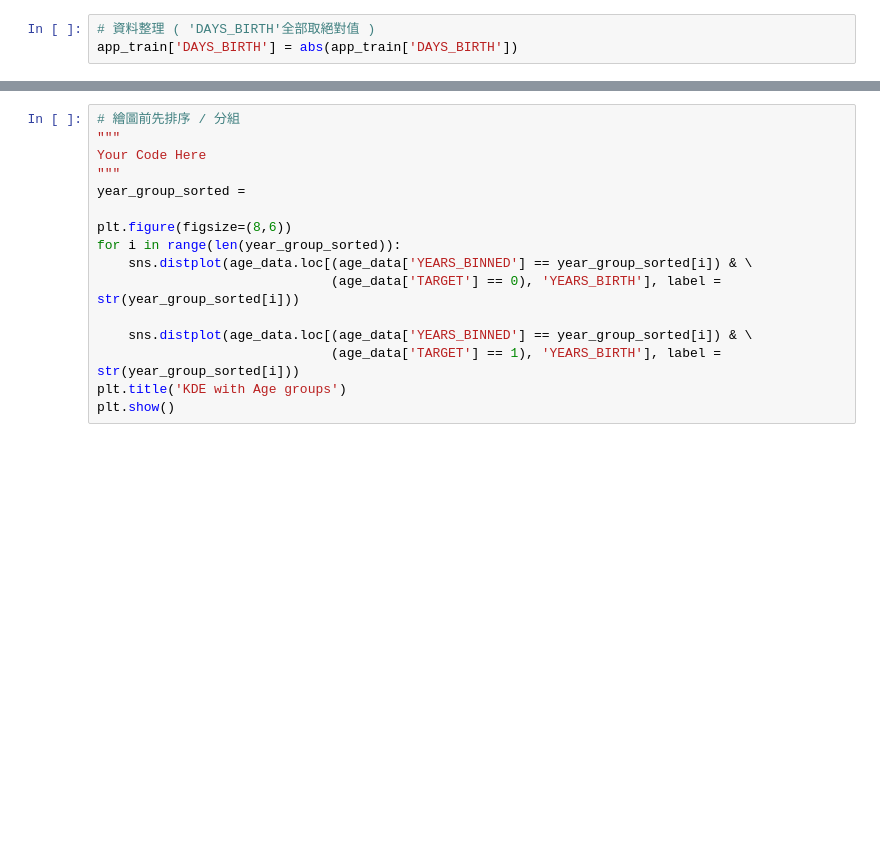
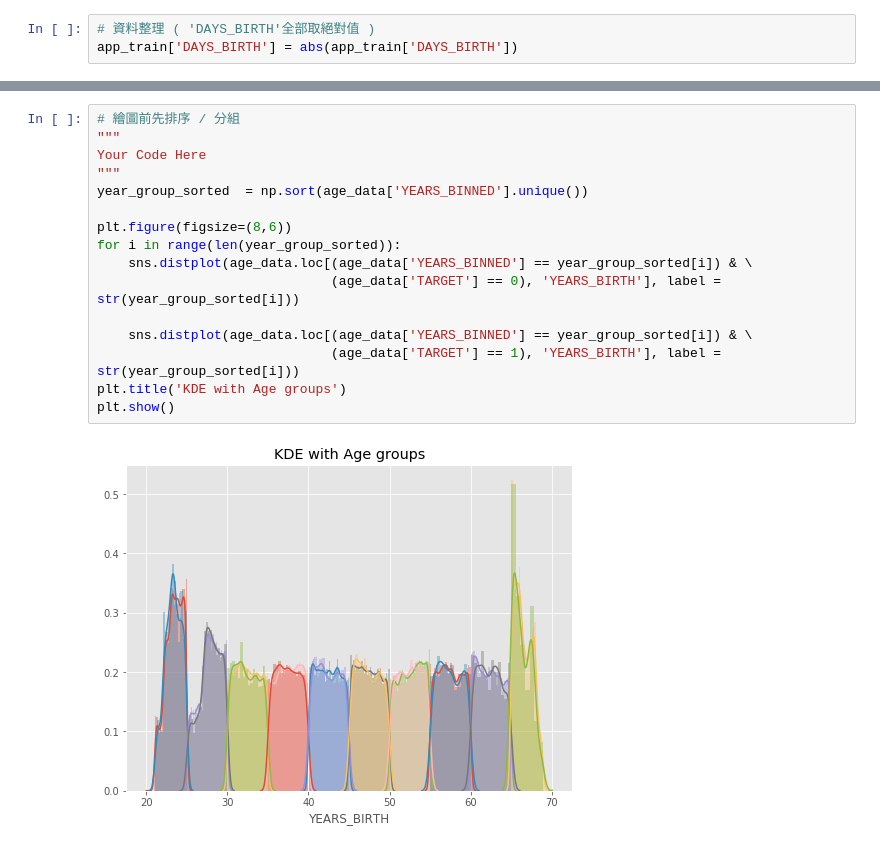
Before and after one commit to q10242/4th-ML100Days, a Jupyter notebook: homework/Day_016_HW.ipynb, the cells around one changed output, grey strips where cells are left out. Saved outputs shown, nothing was run; the diff lists cells and outputs as text; blank space fills up the shorter version.

```diff
--- a/homework/Day_016_HW.ipynb
+++ b/homework/Day_016_HW.ipynb
@@ -64,19 +82,21 @@ age_data.head()
 # %%
 # 繪圖前先排序 / 分組
 """
 Your Code Here
 """
-year_group_sorted =
+year_group_sorted  = np.sort(age_data['YEARS_BINNED'].unique())
 
 plt.figure(figsize=(8,6))
 for i in range(len(year_group_sorted)):
     sns.distplot(age_data.loc[(age_data['YEARS_BINNED'] == year_group_sorted[i]) & \
                               (age_data['TARGET'] == 0), 'YEARS_BIRTH'], label = str(year_group_sorted[i]))
 
     sns.distplot(age_data.loc[(age_data['YEARS_BINNED'] == year_group_sorted[i]) & \
                               (age_data['TARGET'] == 1), 'YEARS_BIRTH'], label = str(year_group_sorted[i]))
 plt.title('KDE with Age groups')
 plt.show()
+# %% [output]
+[figure, added]
 # %%
 # 計算每個年齡區間的 Target、DAYS_BIRTH與 YEARS_BIRTH 的平均值
 age_groups  = age_data.groupby('YEARS_BINNED').mean()
```
Also changed, not shown: parts of 3 cells of this notebook.
